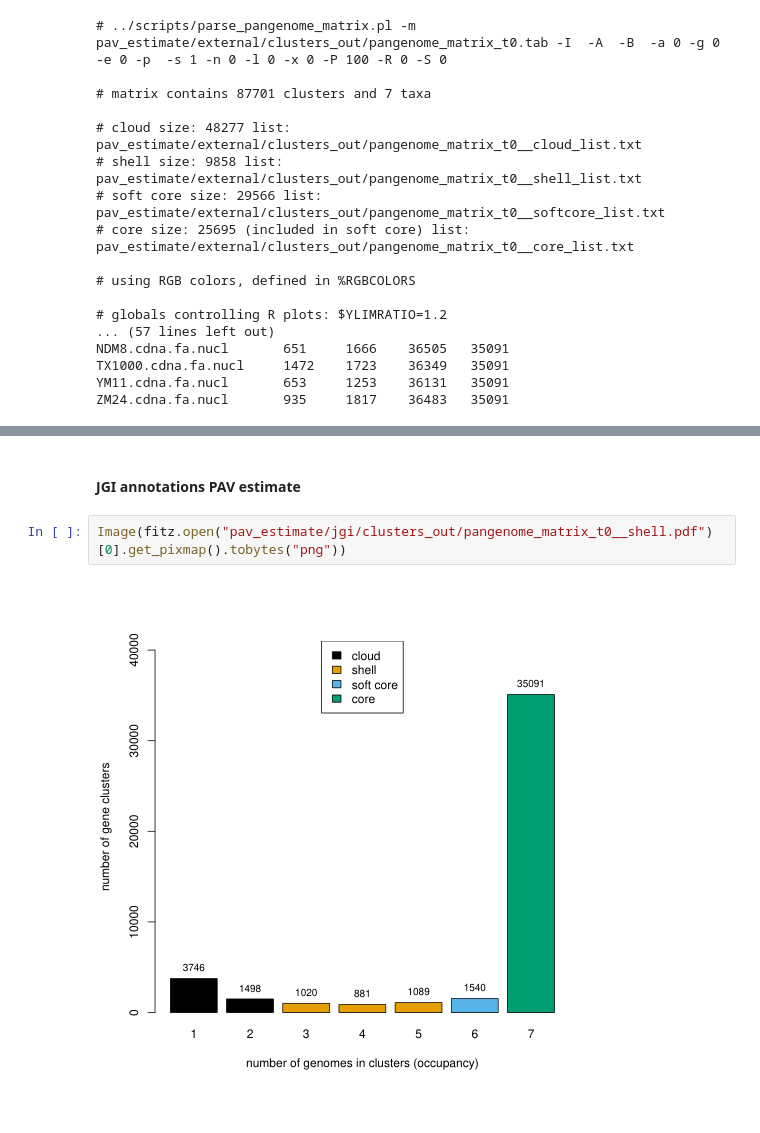
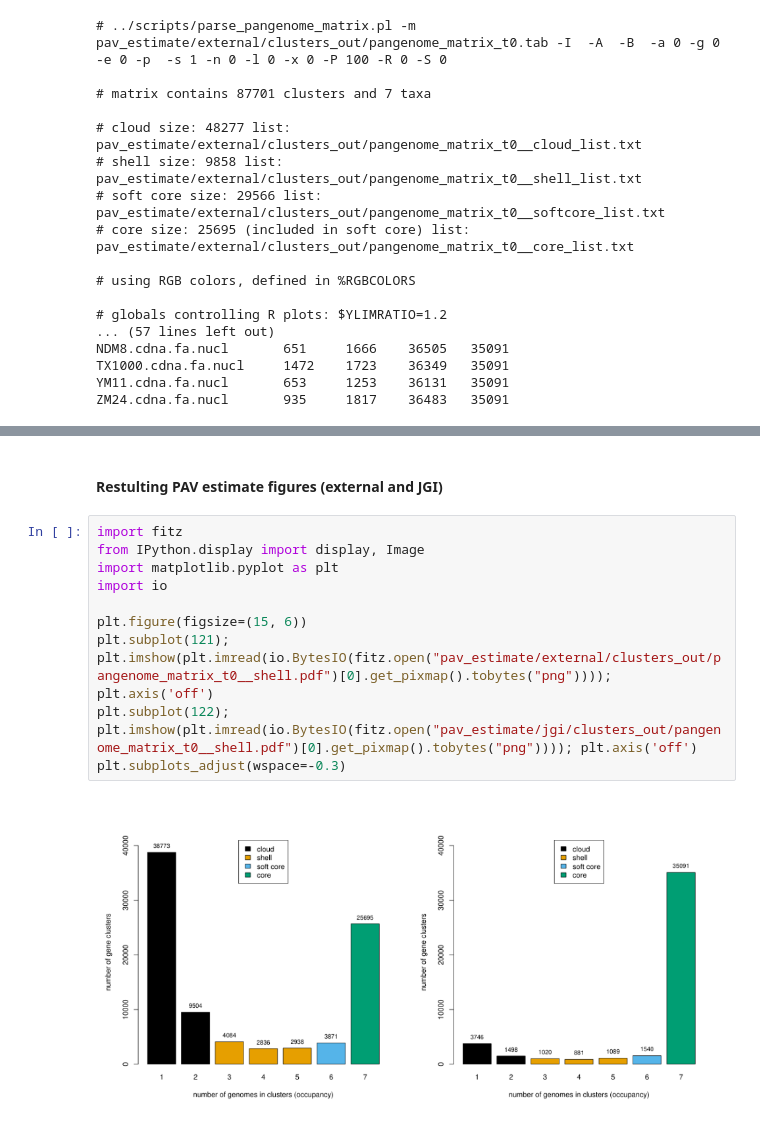
Before and after one commit to tomasbruna/pangene-pav-integration, a Jupyter notebook: Cotton/cotton.ipynb, the cells around one changed output, grey strips where cells are left out. Saved outputs shown, nothing was run; the diff lists cells and outputs as text.

```diff
--- a/Cotton/cotton.ipynb
+++ b/Cotton/cotton.ipynb
@@ -122,6 +113,14 @@ Image(fitz.open("pav_estimate/external/clusters_out/pangenome_matrix_t0__shell.p
 # %% [markdown]
-#### JGI annotations PAV estimate
+#### Restulting PAV estimate figures (external and JGI)
-# %%
-Image(fitz.open("pav_estimate/jgi/clusters_out/pangenome_matrix_t0__shell.pdf")[0].get_pixmap().tobytes("png"))
-# %% [output]
-[figure, removed]
+# %%
+import fitz
+from IPython.display import display, Image
+import matplotlib.pyplot as plt
+import io
+
+plt.figure(figsize=(15, 6))
+plt.subplot(121); plt.imshow(plt.imread(io.BytesIO(fitz.open("pav_estimate/external/clusters_out/pangenome_matrix_t0__shell.pdf")[0].get_pixmap().tobytes("png")))); plt.axis('off')
+plt.subplot(122); plt.imshow(plt.imread(io.BytesIO(fitz.open("pav_estimate/jgi/clusters_out/pangenome_matrix_t0__shell.pdf")[0].get_pixmap().tobytes("png")))); plt.axis('off')
+plt.subplots_adjust(wspace=-0.3)
+# %% [output]
+[figure, added]
```
Also changed, not shown: parts of 13 cells of this notebook.
